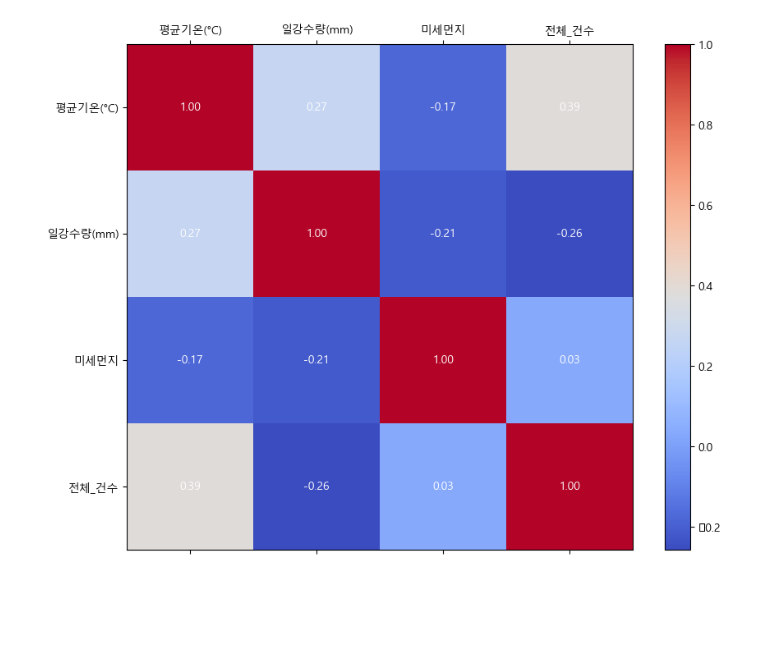
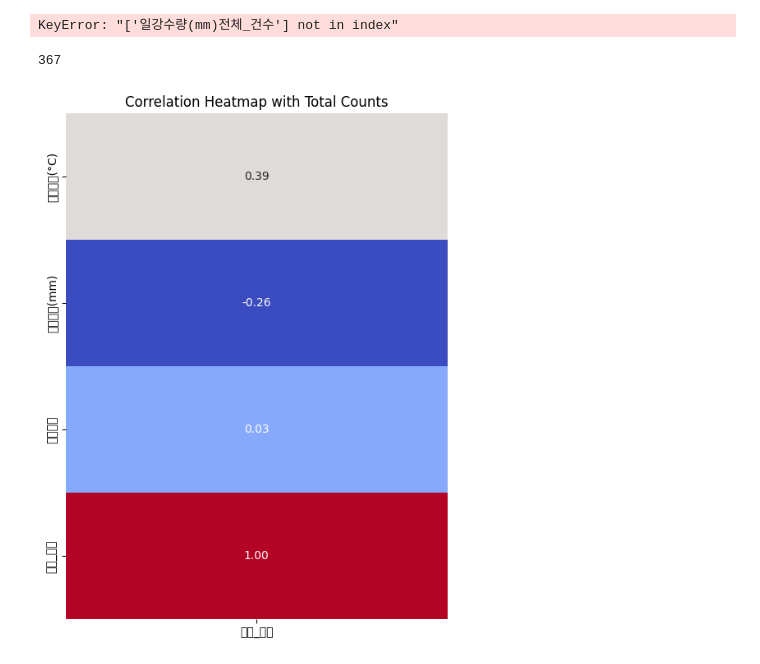
Before and after one commit to minseokpark6/SemiProject_Group3, a Jupyter notebook: Code/kimyulhee/히트맵최종1.ipynb, the cells around one changed output. Saved outputs shown, nothing was run; the diff lists cells and outputs as text; code cells hidden in the pictures; blank space fills up the shorter version.

```diff
--- a/Code/kimyulhee/히트맵최종1.ipynb
+++ b/Code/kimyulhee/히트맵최종1.ipynb
@@ -4,14 +4,14 @@ import matplotlib.pyplot as plt
 import numpy as np
 
 # 데이터 로드 및 날짜 열을 datetime 형식으로 변환
-data = pd.read_csv('./합체한따릉이.csv', encoding='cp949')
+data = pd.read_csv('../../Data/기상청/합체한따릉이.csv', encoding='cp949')
 data['기준_날짜'] = pd.to_datetime(data['기준_날짜'])
 
 # 결측치 제거
 data = data.dropna()
 
 # 필요한 데이터만 선택하고 상관계수 계산
-corr_matrix = data[['평균기온(°C)', '일강수량(mm)', '미세먼지', '전체_건수']].corr()
+corr_matrix = data[['평균기온(°C)', '일강수량(mm)', '전체_건수']].corr()
 
 # 히트맵 그리기
 fig, ax = plt.subplots(figsize=(10, 8))  # 플롯 크기 설정
@@ -30,7 +30,11 @@ for (i, j), val in np.ndenumerate(corr_matrix):
 
 plt.show()
 # %% [output]
-[figure, removed]
+KeyError: "['일강수량(mm)전체_건수'] not in index"
+# %%
+len(data)
+# %% [output]
+367
 # %%
 import matplotlib.pyplot as plt
 import matplotlib.font_manager as fm
@@ -40,3 +44,28 @@ fontprop = fm.FontProperties(fname=path, size=12)
 
 # Matplotlib의 기본 폰트 설정 변경
 plt.rc('font', family=fontprop.get_name())
+# %%
+import pandas as pd
+import matplotlib.pyplot as plt
+import seaborn as sns
+
+# 데이터 로드 및 날짜 열을 datetime 형식으로 변환
+data = pd.read_csv('../../Data/기상청/합체한따릉이.csv', encoding='cp949')
+data['기준_날짜'] = pd.to_datetime(data['기준_날짜'])
+
+# 결측치 제거
+data = data.dropna()
+
+# 필요한 데이터만 선택
+selected_data = data[['평균기온(°C)', '일강수량(mm)', '미세먼지', '전체_건수']]
+
+# 상관계수 계산
+corr_with_total_counts = selected_data.corr()['전체_건수'].to_frame()
+
+# 히트맵 그리기
+plt.figure(figsize=(6, 8))
+sns.heatmap(corr_with_total_counts, annot=True, cmap='coolwarm', fmt=".2f", cbar=False)
+plt.title('Correlation Heatmap with Total Counts')
+plt.show()
+# %% [output]
+[figure, added]
```
Also changed, not shown: parts of 13 cells of this notebook, 2 other files.
